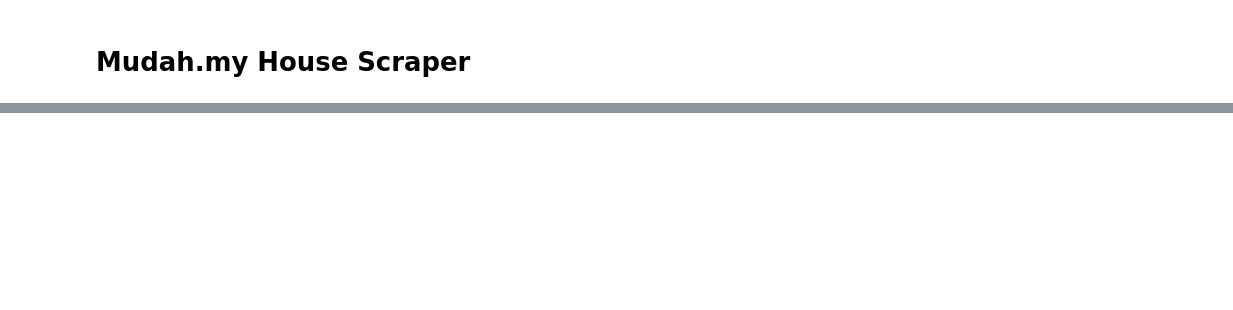
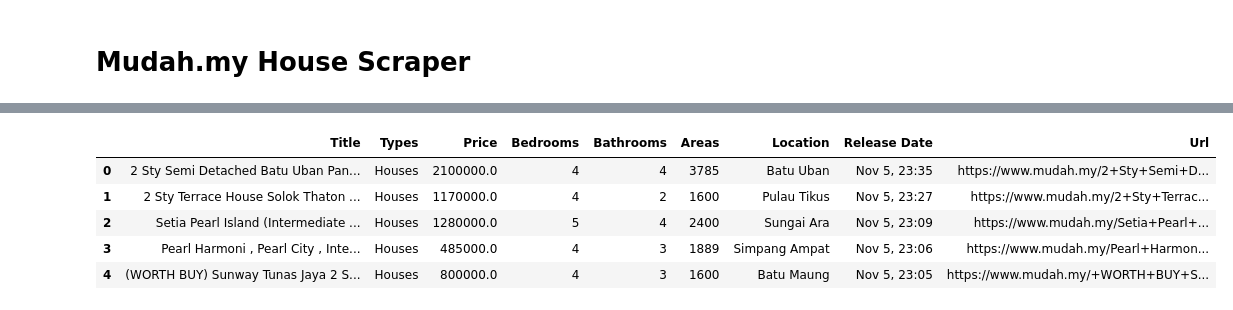
Before and after one commit to Fakhruddin90/Web-Scraping-House-Price-Mudah, a Jupyter notebook: Mudah Web Scraper New.ipynb, the cells around one changed output, grey strips where cells are left out. Drawn from its saved outputs; the diff is of its cells as text; code cells hidden in the pictures; blank space fills up the shorter version.

```diff
--- a/Mudah Web Scraper New.ipynb
+++ b/Mudah Web Scraper New.ipynb
@@ -155,4 +166,15 @@ data['Price'] = data['Price'].replace({"RM":"", " ":""}, regex=True)
 data['Bedrooms'] = data['Bedrooms'].replace({"Bedrooms":"", "Bedroom":"", " ":""}, regex=True)
 data['Bathrooms'] = data['Bathrooms'].replace({"Bathrooms":"", "Bathroom":""," ":""}, regex=True)
 data['Areas'] = data['Areas'].replace({"sq.ft.":"", " ":""}, regex=True)
+# %%
+data['Price']=data['Price'].replace({"permonth":""},regex=True)
+# %%
+data.head()
+# %% [output]
+|  | Title | Types | Price | Bedrooms | Bathrooms | Areas | Location | Release Date | Url |
+| 0 | 2 Sty Semi Detached Batu Uban Pan... | Houses | 2100000.0 | 4 | 4 | 3785 | Batu Uban | Nov 5, 23:35 | https://www.mudah.my/2+Sty+Semi+D... |
+| 1 | 2 Sty Terrace House Solok Thaton ... | Houses | 1170000.0 | 4 | 2 | 1600 | Pulau Tikus | Nov 5, 23:27 | https://www.mudah.my/2+Sty+Terrac... |
+| 2 | Setia Pearl Island (Intermediate ... | Houses | 1280000.0 | 5 | 4 | 2400 | Sungai Ara | Nov 5, 23:09 | https://www.mudah.my/Setia+Pearl+... |
+| 3 | Pearl Harmoni , Pearl City , Inte... | Houses | 485000.0 | 4 | 3 | 1889 | Simpang Ampat | Nov 5, 23:06 | https://www.mudah.my/Pearl+Harmon... |
+| 4 | (WORTH BUY) Sunway Tunas Jaya 2 S... | Houses | 800000.0 | 4 | 3 | 1600 | Batu Maung | Nov 5, 23:05 | https://www.mudah.my/+WORTH+BUY+S... |
 # %%
```
Also changed, not shown: parts of 20 cells of this notebook, 20 other files.
